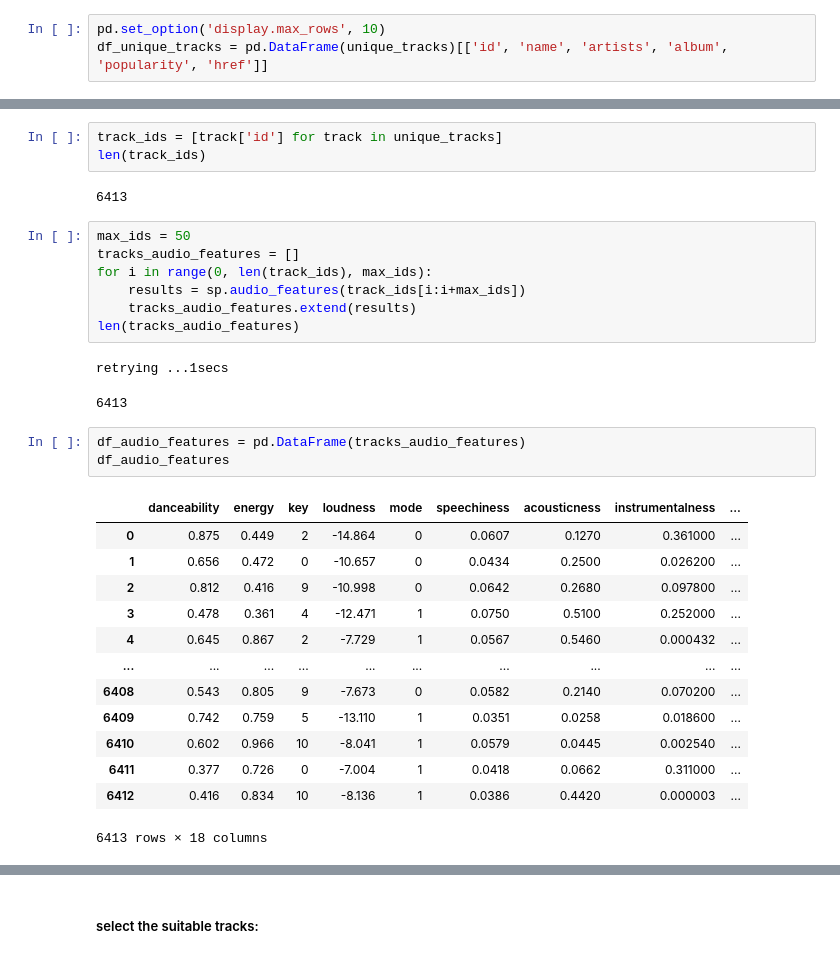
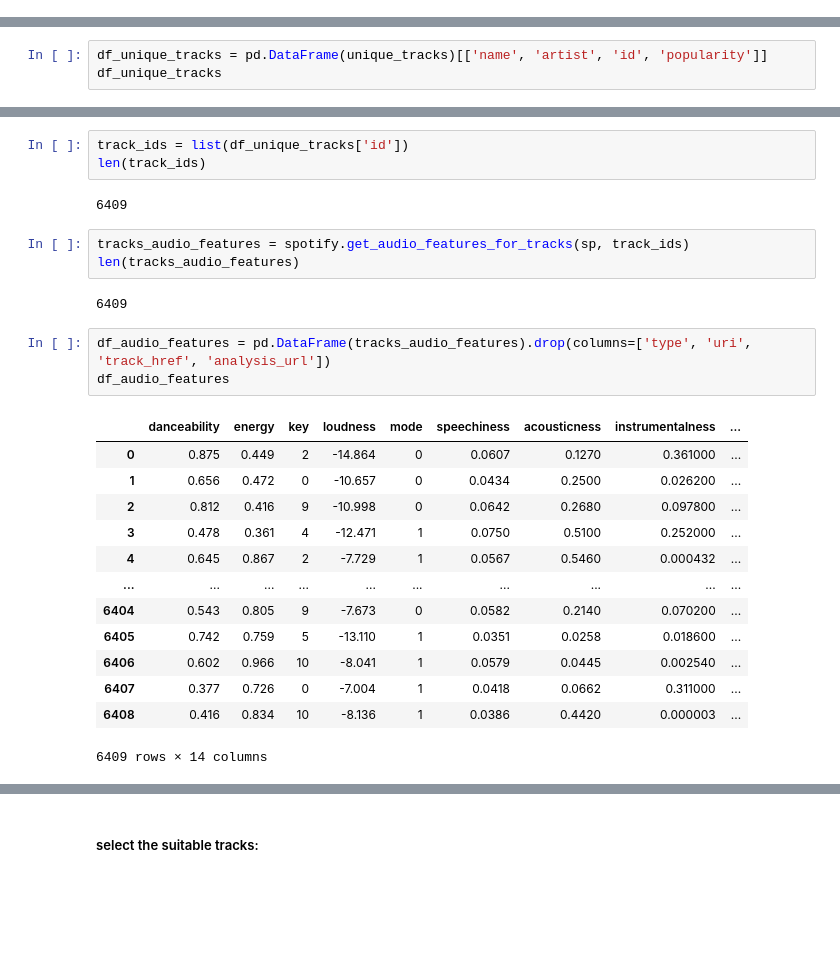
Before and after one commit to mbirgi/spotify-tools, a Jupyter notebook: BPM Playlist Combiner.ipynb, the cells around one changed output, grey strips where cells are left out. Cells and saved outputs as stored; diff of their text form; blank space fills up the shorter version.

```diff
--- a/BPM Playlist Combiner.ipynb
+++ b/BPM Playlist Combiner.ipynb
@@ -119,3 +135,0 @@ unique_tracks[0]
-# %%
-pd.set_option('display.max_rows', 10)
-df_unique_tracks = pd.DataFrame(unique_tracks)[['id', 'name', 'artists', 'album', 'popularity', 'href']]
@@ -137,0 +136,3 @@ df_unique_tracks
+# %%
+df_unique_tracks = pd.DataFrame(unique_tracks)[['name', 'artist', 'id', 'popularity']]
+df_unique_tracks
@@ -138,34 +153,29 @@ df_unique_tracks
 # %%
-track_ids = [track['id'] for track in unique_tracks]
+track_ids = list(df_unique_tracks['id'])
 len(track_ids)
 # %% [output]
-6413
+6409
-# %%
-max_ids = 50
-tracks_audio_features = []
-for i in range(0, len(track_ids), max_ids):
-    results = sp.audio_features(track_ids[i:i+max_ids])
-    tracks_audio_features.extend(results)
-len(tracks_audio_features)
-# %% [output]
-retrying ...1secs
-6413
+# %%
+tracks_audio_features = spotify.get_audio_features_for_tracks(sp, track_ids)
+len(tracks_audio_features)
+# %% [output]
+6409
 # %%
-df_audio_features = pd.DataFrame(tracks_audio_features)
+df_audio_features = pd.DataFrame(tracks_audio_features).drop(columns=['type', 'uri', 'track_href', 'analysis_url'])
 df_audio_features
 # %% [output]
 |  | danceability | energy | key | loudness | mode | speechiness | acousticness | instrumentalness | ... |
 | 0 | 0.875 | 0.449 | 2 | -14.864 | 0 | 0.0607 | 0.1270 | 0.361000 | ... |
 | 1 | 0.656 | 0.472 | 0 | -10.657 | 0 | 0.0434 | 0.2500 | 0.026200 | ... |
 | 2 | 0.812 | 0.416 | 9 | -10.998 | 0 | 0.0642 | 0.2680 | 0.097800 | ... |
 | 3 | 0.478 | 0.361 | 4 | -12.471 | 1 | 0.0750 | 0.5100 | 0.252000 | ... |
 | 4 | 0.645 | 0.867 | 2 | -7.729 | 1 | 0.0567 | 0.5460 | 0.000432 | ... |
 | ... | ... | ... | ... | ... | ... | ... | ... | ... | ... |
-| 6408 | 0.543 | 0.805 | 9 | -7.673 | 0 | 0.0582 | 0.2140 | 0.070200 | ... |
-| 6409 | 0.742 | 0.759 | 5 | -13.110 | 1 | 0.0351 | 0.0258 | 0.018600 | ... |
-| 6410 | 0.602 | 0.966 | 10 | -8.041 | 1 | 0.0579 | 0.0445 | 0.002540 | ... |
-| 6411 | 0.377 | 0.726 | 0 | -7.004 | 1 | 0.0418 | 0.0662 | 0.311000 | ... |
-| 6412 | 0.416 | 0.834 | 10 | -8.136 | 1 | 0.0386 | 0.4420 | 0.000003 | ... |
+| 6404 | 0.543 | 0.805 | 9 | -7.673 | 0 | 0.0582 | 0.2140 | 0.070200 | ... |
+| 6405 | 0.742 | 0.759 | 5 | -13.110 | 1 | 0.0351 | 0.0258 | 0.018600 | ... |
+| 6406 | 0.602 | 0.966 | 10 | -8.041 | 1 | 0.0579 | 0.0445 | 0.002540 | ... |
+| 6407 | 0.377 | 0.726 | 0 | -7.004 | 1 | 0.0418 | 0.0662 | 0.311000 | ... |
+| 6408 | 0.416 | 0.834 | 10 | -8.136 | 1 | 0.0386 | 0.4420 | 0.000003 | ... |
-6413 rows × 18 columns
+6409 rows × 14 columns
 # %%
 df_tracks = pd.merge(df_unique_tracks, df_audio_features, how='inner', on='id')
```
Also changed, not shown: parts of 23 cells of this notebook, 1 other file.
